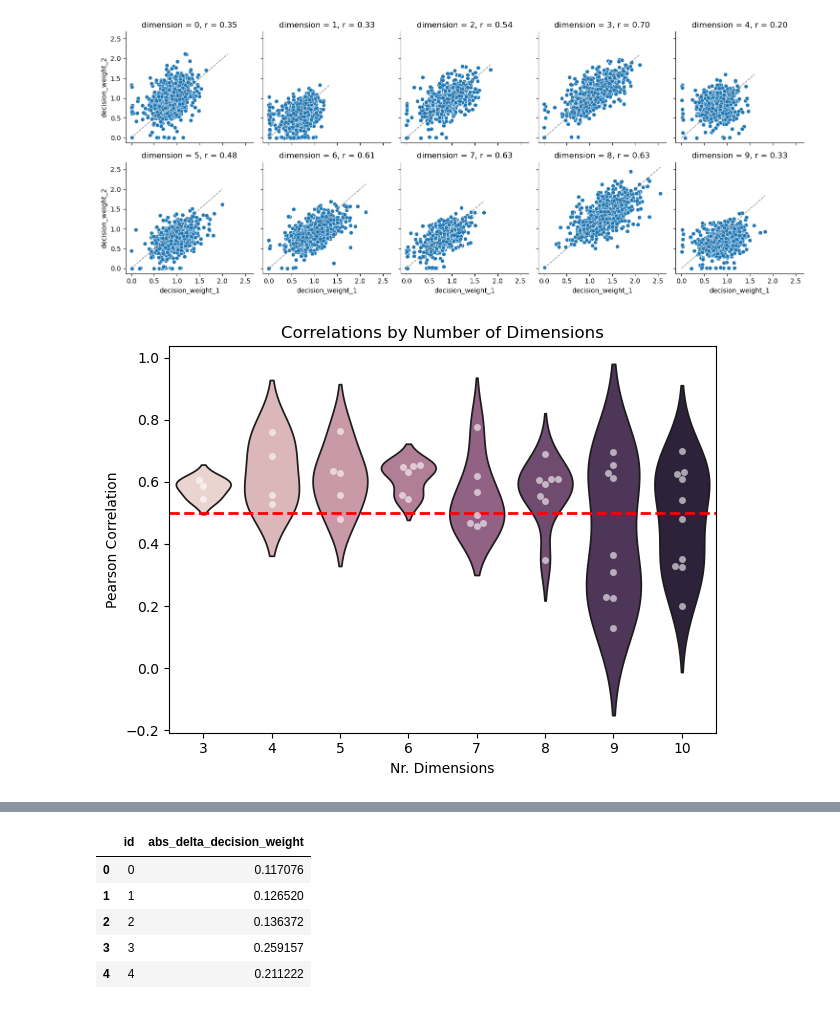
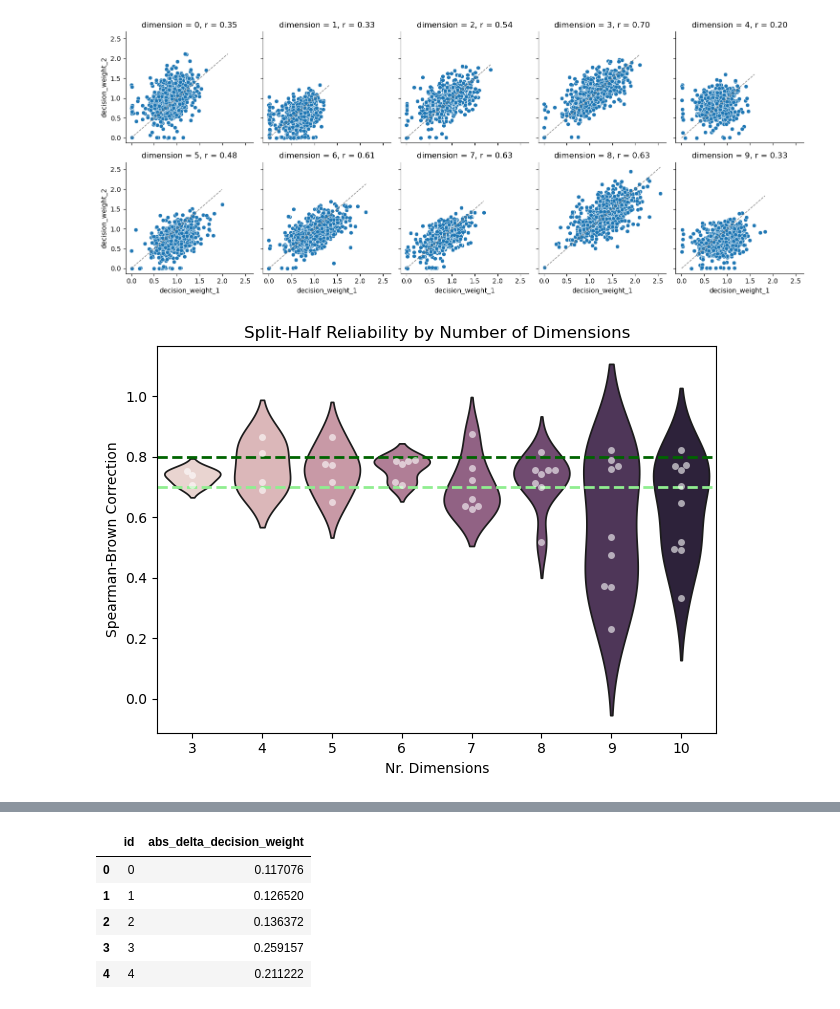
Before and after one commit to MirkoTh/semantic-representations-ID, a Jupyter notebook: analyze-results-joint-embedding-decision.ipynb, the cells around one changed output, grey strips where cells are left out. Drawn from its saved outputs; the diff is of its cells as text; code cells hidden in the pictures.

```diff
--- a/analyze-results-joint-embedding-decision.ipynb
+++ b/analyze-results-joint-embedding-decision.ipynb
@@ -298,7 +285 @@ ndim =  50
 temperature =  tensor(0.0100)
-# %%
-for i, l in enumerate(l_models_decision):
-    print("i = ", i)
-    print("subject_type = ", l["subject_type"])
-    print("ndim = ", l["n_embed"])
-    print("modeltype = ", l["modeltype"], "\n")
@@ -430,0 +396,13 @@ plt.show()
+# %%
+###### by-participant embedding models (no by-participant decision models)
+modelversion = "avg-ID-jointly-embeddings"
+l_n = [6, 15]
+l_temperature = [10.0]
+l_subjecttype = ["subjects_actual"]
+l_splithalf = ["no"]
+lmbda_hierarchical = [0.01, 0.5, 5.0]
+l_models_lambda_hierarchical = extract_results_id(
+    lmbda, lmbda_hierarchical, rnd_seed, modelversion, l_n, l_sparse,
+    l_subjecttype, l_splithalf, modeltype="random_weights",
+    l_temperature=l_temperature
+)
@@ -689,21 +798,26 @@ df_sh_10, df_corr_10, g_10 = split_half_reliabilities(l_splithalf_3, [14, 15], 1
 [figure]
 # %%
 df_corrs = pd.concat([df_corr_3, df_corr_4, df_corr_5, df_corr_6, df_corr_7, df_corr_8, df_corr_9, df_corr_10], axis=0)
+# spearman-brown prophecy correction
+df_corrs["r_corrected"] = (2*df_corrs["r"])/(1 + df_corrs["r"])
+
 # Violin plot
-sns.violinplot(data=df_corrs, x="ndims", y="r", hue="ndims", inner=None)
+sns.violinplot(data=df_corrs, x="ndims", y="r_corrected", hue="ndims", inner=None)
 
 # Swarm plot on top
-sns.swarmplot(data=df_corrs, x="ndims", y="r",  color="white", alpha=0.6)
+sns.swarmplot(data=df_corrs, x="ndims", y="r_corrected",  color="white", alpha=0.6)
 
-plt.axhline(y=.5, color='red', linestyle='--', linewidth=2, label='Chance Level')
+plt.axhline(y=.7, color='lightgreen', linestyle='--', linewidth=2, label='Group-Level Comparison')
+plt.axhline(y=.8, color='darkgreen', linestyle='--', linewidth=2, label='Individual-Level Comparison')
+
 plt.xlabel("Nr. Dimensions")
-plt.ylabel("Pearson Correlation")
+plt.ylabel("Spearman-Brown Correction")
 
 
 # Remove duplicate legend
 plt.legend([], [], frameon=False)
 
-plt.title("Correlations by Number of Dimensions")
+plt.title("Split-Half Reliability by Number of Dimensions")
 plt.tight_layout()
 # %% [output]
-[figure, old version]
+[figure, new version]
```
Also changed, not shown: parts of 33 cells of this notebook.
